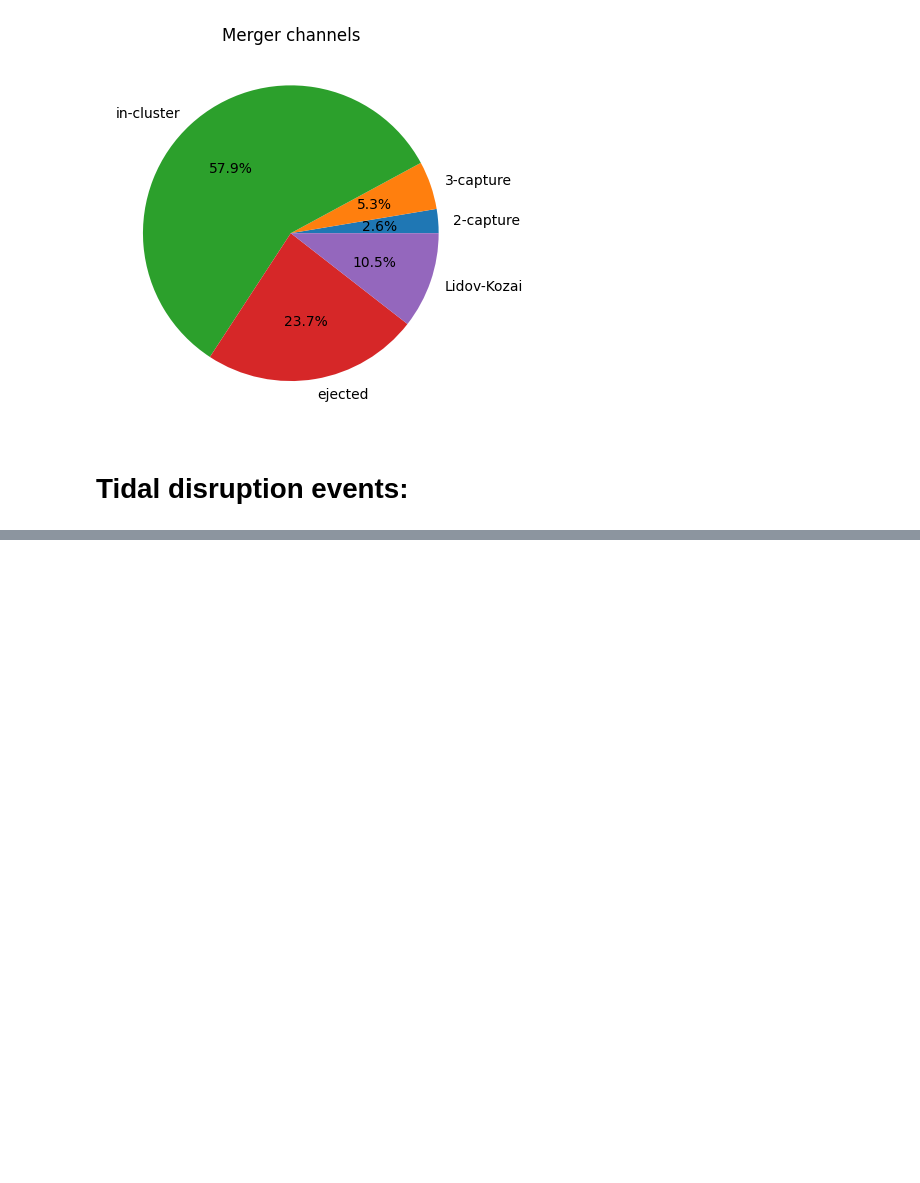
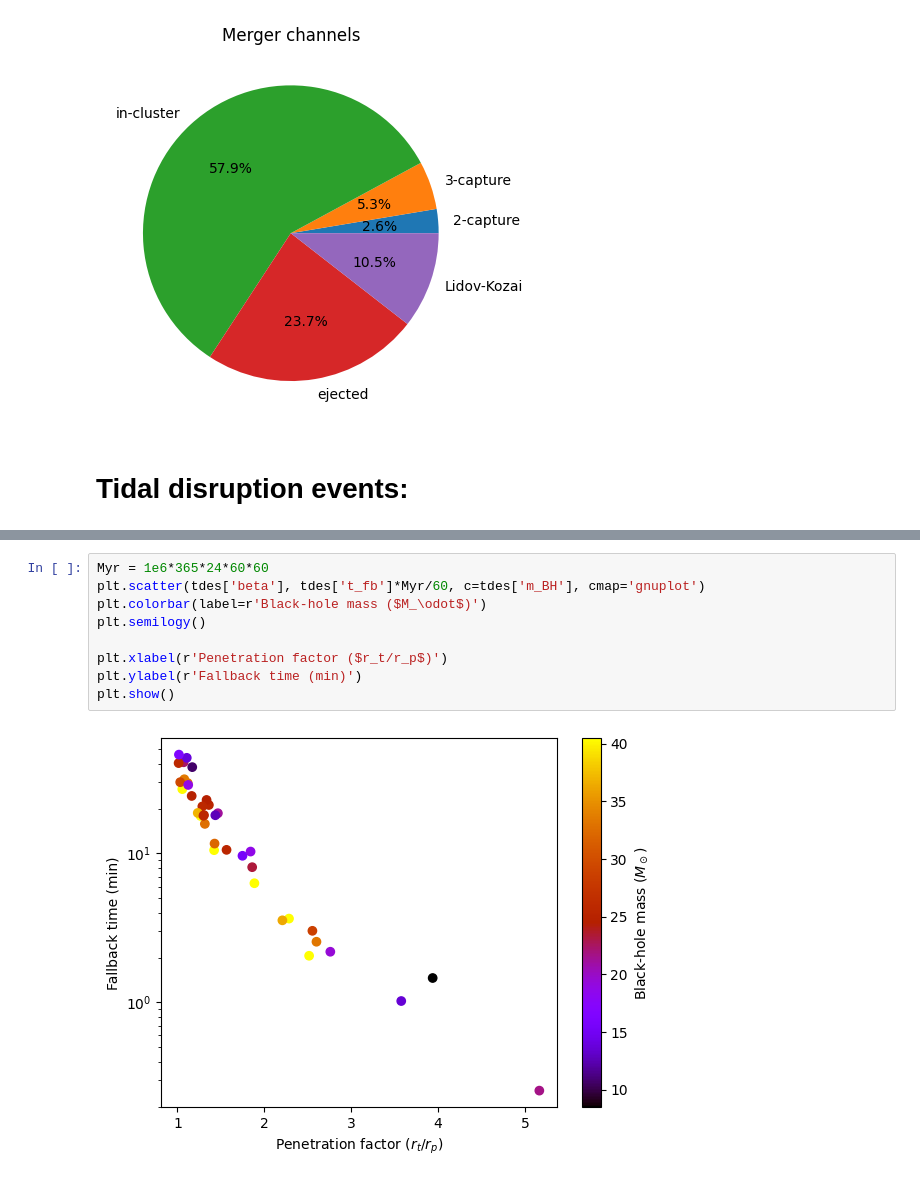
Before and after one commit to Kkritos/Rapster, a Jupyter notebook: Example/tutorial.ipynb, the cells around one changed output, grey strips where cells are left out. Saved outputs shown, nothing was run; the diff lists cells and outputs as text; blank space fills up the shorter version.

```diff
--- a/Example/tutorial.ipynb
+++ b/Example/tutorial.ipynb
@@ -107,0 +108,11 @@ plt.show()
+# %%
+Myr = 1e6*365*24*60*60
+plt.scatter(tdes['beta'], tdes['t_fb']*Myr/60, c=tdes['m_BH'], cmap='gnuplot')
+plt.colorbar(label=r'Black-hole mass ($M_\odot$)')
+plt.semilogy()
+
+plt.xlabel(r'Penetration factor ($r_t/r_p$)')
+plt.ylabel(r'Fallback time (min)')
+plt.show()
+# %% [output]
+[figure, added]
```
Also changed, not shown: parts of 4 cells of this notebook.
